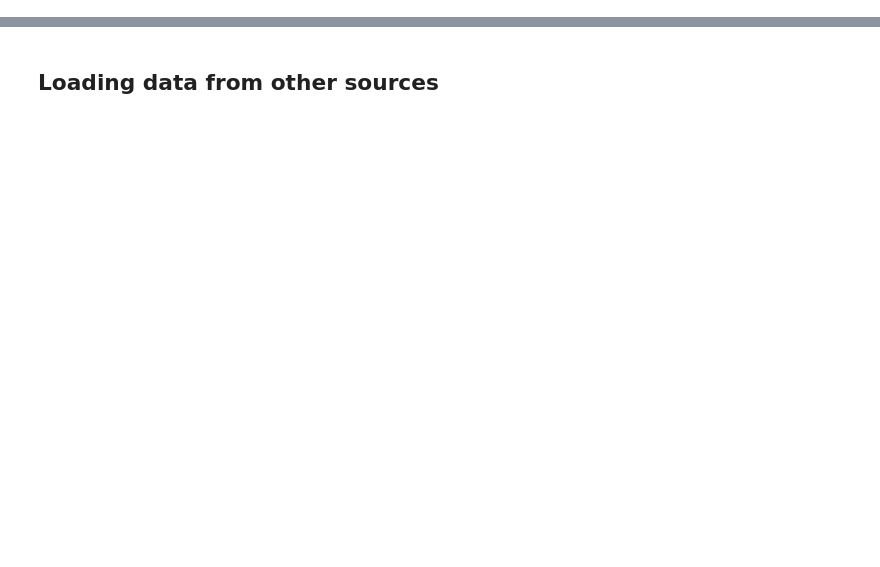
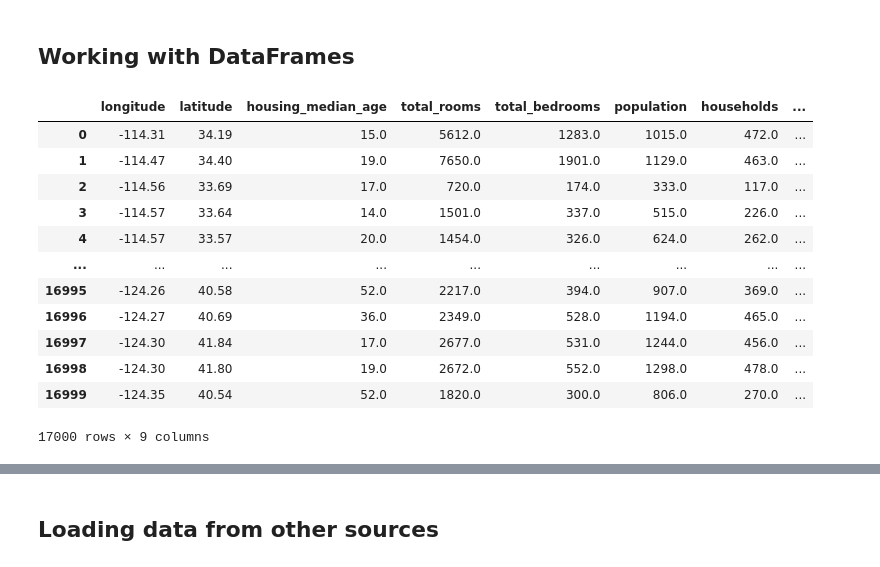
Before and after one commit to unstructured-data/IESE_presession_23, a Jupyter notebook: notebooks/intro_pandas.ipynb, the cells around one changed output, grey strips where cells are left out. Drawn from its saved outputs; the diff is of its cells as text; code cells hidden in the pictures; blank space fills up the shorter version.

```diff
--- a/notebooks/intro_pandas.ipynb
+++ b/notebooks/intro_pandas.ipynb
@@ -23 +85,19 @@ import pandas as pd
 #df = pd.read_csv("data/iris.txt", sep="\t")
+# %% [markdown]
+## Working with DataFrames
+# %%
+df
+# %% [output]
+|  | longitude | latitude | housing_median_age | total_rooms | total_bedrooms | population | households | ... |
+| 0 | -114.31 | 34.19 | 15.0 | 5612.0 | 1283.0 | 1015.0 | 472.0 | ... |
+| 1 | -114.47 | 34.40 | 19.0 | 7650.0 | 1901.0 | 1129.0 | 463.0 | ... |
+| 2 | -114.56 | 33.69 | 17.0 | 720.0 | 174.0 | 333.0 | 117.0 | ... |
+| 3 | -114.57 | 33.64 | 14.0 | 1501.0 | 337.0 | 515.0 | 226.0 | ... |
+| 4 | -114.57 | 33.57 | 20.0 | 1454.0 | 326.0 | 624.0 | 262.0 | ... |
+| ... | ... | ... | ... | ... | ... | ... | ... | ... |
+| 16995 | -124.26 | 40.58 | 52.0 | 2217.0 | 394.0 | 907.0 | 369.0 | ... |
+| 16996 | -124.27 | 40.69 | 36.0 | 2349.0 | 528.0 | 1194.0 | 465.0 | ... |
+| 16997 | -124.30 | 41.84 | 17.0 | 2677.0 | 531.0 | 1244.0 | 456.0 | ... |
+| 16998 | -124.30 | 41.80 | 19.0 | 2672.0 | 552.0 | 1298.0 | 478.0 | ... |
+| 16999 | -124.35 | 40.54 | 52.0 | 1820.0 | 300.0 | 806.0 | 270.0 | ... |
+17000 rows × 9 columns
```
Also changed, not shown: parts of 28 cells of this notebook, 3 other files.
